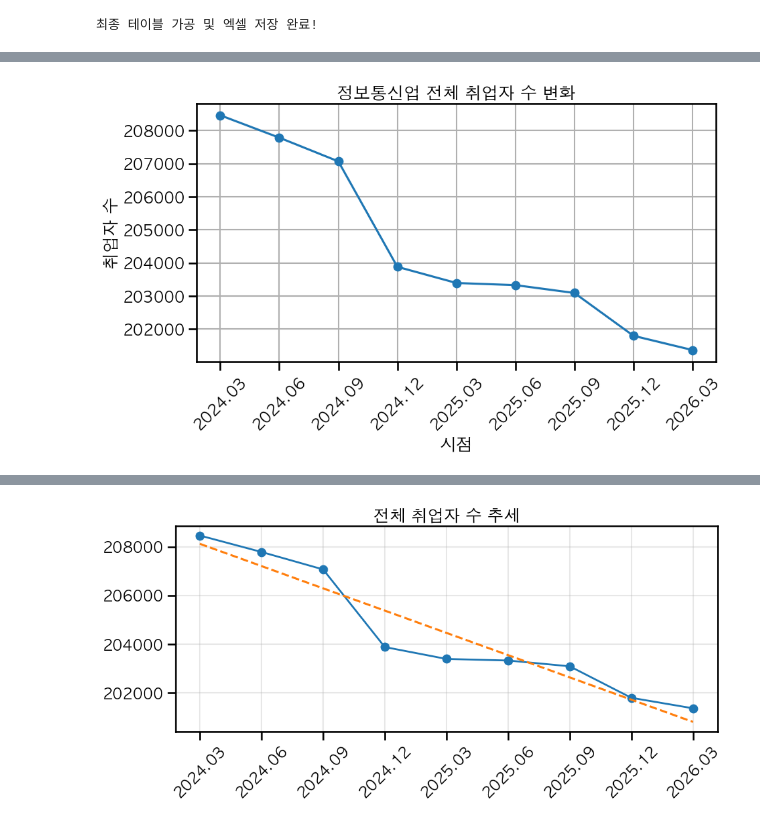
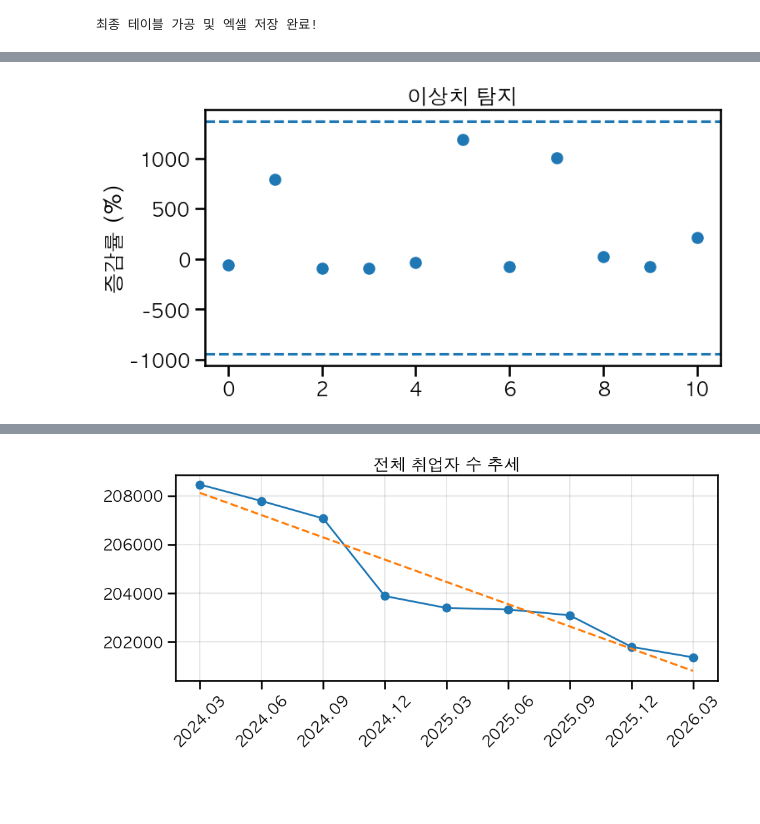
Before and after one commit to forest-woo/seowon-python, a Jupyter notebook: project.ipynb, the cells around one changed output, grey strips where cells are left out. Cells and saved outputs as stored; diff of their text form; code cells hidden in the pictures; blank space fills up the shorter version.

```diff
--- a/project.ipynb
+++ b/project.ipynb
@@ -82,3 +94,23 @@ df
+# %%
+# 2025년 3월 대비 2026년 3월의 증감률 계산
+growth = (df['2026.03'] - df['2025.03']) / df['2025.03'] * 100
+
+# 4분위수와 IQR 계산
+Q1 = growth.quantile(0.25)
+Q3 = growth.quantile(0.75)
+IQR = Q3 - Q1
+lower = Q1 - 1.5 * IQR
+upper = Q3 + 1.5 * IQR
+
+plt.figure(figsize=(8,4))
+plt.scatter(range(len(growth)), growth)
+plt.axhline(upper, linestyle='--')
+plt.axhline(lower, linestyle='--')
+plt.ylabel('증감률 (%)')
+plt.title('이상치 탐지')
+plt.show()
+# %% [output]
+[figure, added]
 # %%
 #3월달 데이터 문제 발견 한 칸식 밀림 문제 이상치 발견 재배열
 df.loc['581.서적, 잡지 및 기타 인쇄물 출판업','2026.03'] = 124176
@@ -147,24 +179,3 @@ rename_dict = {
 }
 
 df = df.rename(index=rename_dict)
-# %%
-total = df.sum(axis=0)
-sns.set_context("talk")
-
-plt.rcParams['font.family'] = 'AppleGothic'
-plt.rcParams['axes.unicode_minus'] = False
-
-plt.figure(figsize=(10,5))
-plt.plot(total.index, total.values, marker='o')
-
-
-plt.title('정보통신업 전체 취업자 수 변화')
-plt.xlabel('시점')
-plt.ylabel('취업자 수')
-
-plt.xticks(rotation=45)
-plt.grid(True)
-
-plt.show()
-# %% [output]
-[figure, removed]
```
Also changed, not shown: parts of 8 cells of this notebook.
